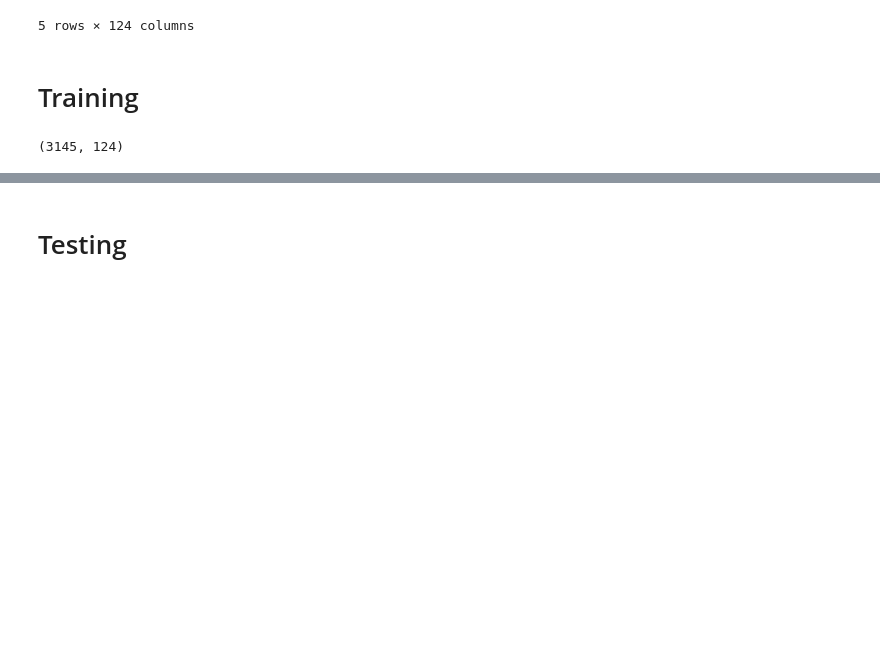
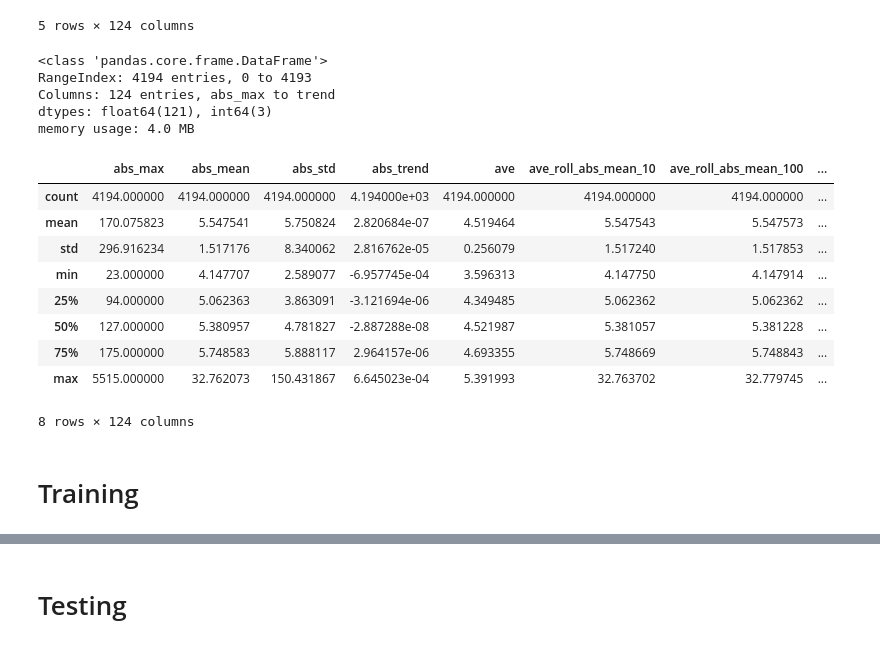
Before and after one commit to AshwinDeshpande96/LANL-Earthquake-Prediction, a Jupyter notebook: LANL_Earthquake.ipynb, the cells around one changed output, grey strips where cells are left out. Drawn from its saved outputs; the diff is of its cells as text; code cells hidden in the pictures; blank space fills up the shorter version.

```diff
--- a/LANL_Earthquake.ipynb
+++ b/LANL_Earthquake.ipynb
@@ -248,6 +263,27 @@ Training Data:  (4194, 124)
 | 3 | 199 | 5.933960 | 6.061193 | -0.000002 | 4.902240 | 5.933982 | 5.934187 | ... |
 | 4 | 145 | 6.110587 | 6.329464 | 0.000005 | 4.908720 | 6.110644 | 6.111666 | ... |
 5 rows × 124 columns
+# %%
+X.info()
+# %% [output]
+<class 'pandas.core.frame.DataFrame'>
+RangeIndex: 4194 entries, 0 to 4193
+Columns: 124 entries, abs_max to trend
+dtypes: float64(121), int64(3)
+memory usage: 4.0 MB
+# %%
+X.describe()
+# %% [output]
+|  | abs_max | abs_mean | abs_std | abs_trend | ave | ave_roll_abs_mean_10 | ave_roll_abs_mean_100 | ... |
+| count | 4194.000000 | 4194.000000 | 4194.000000 | 4.194000e+03 | 4194.000000 | 4194.000000 | 4194.000000 | ... |
+| mean | 170.075823 | 5.547541 | 5.750824 | 2.820684e-07 | 4.519464 | 5.547543 | 5.547573 | ... |
+| std | 296.916234 | 1.517176 | 8.340062 | 2.816762e-05 | 0.256079 | 1.517240 | 1.517853 | ... |
+| min | 23.000000 | 4.147707 | 2.589077 | -6.957745e-04 | 3.596313 | 4.147750 | 4.147914 | ... |
+| 25% | 94.000000 | 5.062363 | 3.863091 | -3.121694e-06 | 4.349485 | 5.062362 | 5.062362 | ... |
+| 50% | 127.000000 | 5.380957 | 4.781827 | -2.887288e-08 | 4.521987 | 5.381057 | 5.381228 | ... |
+| 75% | 175.000000 | 5.748583 | 5.888117 | 2.964157e-06 | 4.693355 | 5.748669 | 5.748843 | ... |
+| max | 5515.000000 | 32.762073 | 150.431867 | 6.645023e-04 | 5.391993 | 32.763702 | 32.779745 | ... |
+8 rows × 124 columns
 # %% [markdown]
 #  Training
 # %%
@@ -267,6 +304,4 @@ from keras.models import load_model
 # %%
 #split the training and target data into 3/4 for training and 1/4 for validation. Choose your split with test_size= values ranging from [0,1] percentage of data
-X_train, X_test, y_train, y_test = train_test_split(X.values, Y.values, test_size=0.25, random_state=42)
+X_train, X_test, y_train, y_test = train_test_split(X.values, Y.values, test_size=0.2, random_state=42)
-# %% [output]
-(3145, 124)
 # %% [markdown]
```
Also changed, not shown: parts of 35 cells of this notebook.
